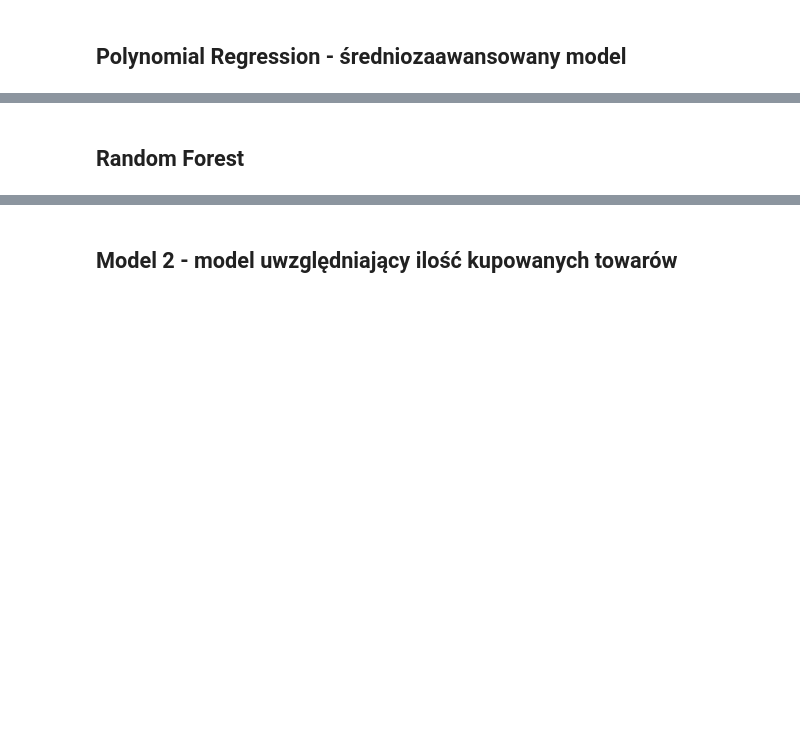
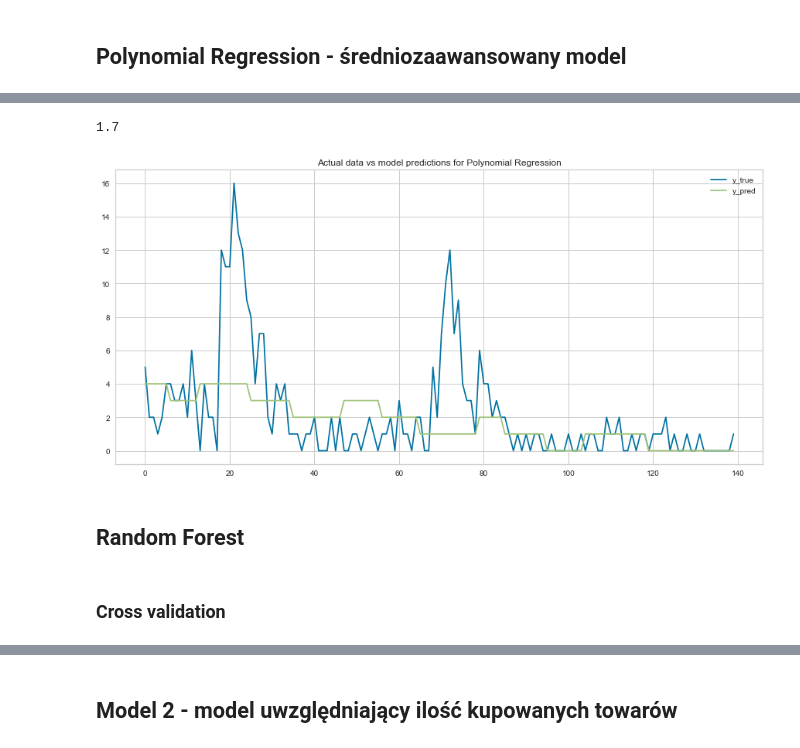
Before and after one commit to JakubTomaszewski/Time-Series-Shop-Returns, a Jupyter notebook: etap2.ipynb, the cells around one changed output, grey strips where cells are left out. Cells and saved outputs as stored; diff of their text form; code cells hidden in the pictures; blank space fills up the shorter version.

```diff
--- a/etap2.ipynb
+++ b/etap2.ipynb
@@ -947,0 +960,16 @@ poly_reg_pipeline = Pipeline(steps=[
+# %%
+cycle_transformer = CycleTransformer(column_idxs=[0, 1], num_unique_list=[
+                                     MAX_MONTH_DAYS, NUM_MONTHS])
+scaler = MinMaxScaler()
+
+poly_reg_model = Pipeline(steps=[('poly_features', PolynomialFeatures(degree=2)),
+                                 ('lin_reg', LinearRegression())])
+
+data_transformers = [# ('cyclic_transform', cycle_transformer),
+                     ('scaling', scaler)]
+
+poly_reg_model_pipeline = create_pipeline(transformers=data_transformers,
+                                    model=poly_reg_model,
+                                    target_transformer=TransformedTargetRegressor,
+                                    inverse_transform_func=np.round
+                                    )
@@ -947,0 +994,2 @@ poly_reg_pipeline = Pipeline(steps=[
+# %%
+poly_reg_model_pipeline.fit(X_train, y_train)
@@ -948,3 +1014,13 @@ poly_reg_pipeline = Pipeline(steps=[
+# %%
+y_pred = poly_reg_model_pipeline.predict(X_valid)
+# %%
+mean_absolute_error(y_valid, y_pred)
+# %% [output]
+1.7
+# %%
+plot_predictions(y_valid, y_pred, model_name='Polynomial Regression')
+# %% [output]
+[figure, added]
 # %% [markdown]
 ## Random Forest
 # %%
@@ -953,0 +1045,2 @@ rf_model = RandomForestRegressor(n_estimators=200, min_samples_leaf=0.001, rando
+# %% [markdown]
+### Cross validation
```
Also changed, not shown: parts of 49 cells of this notebook.
